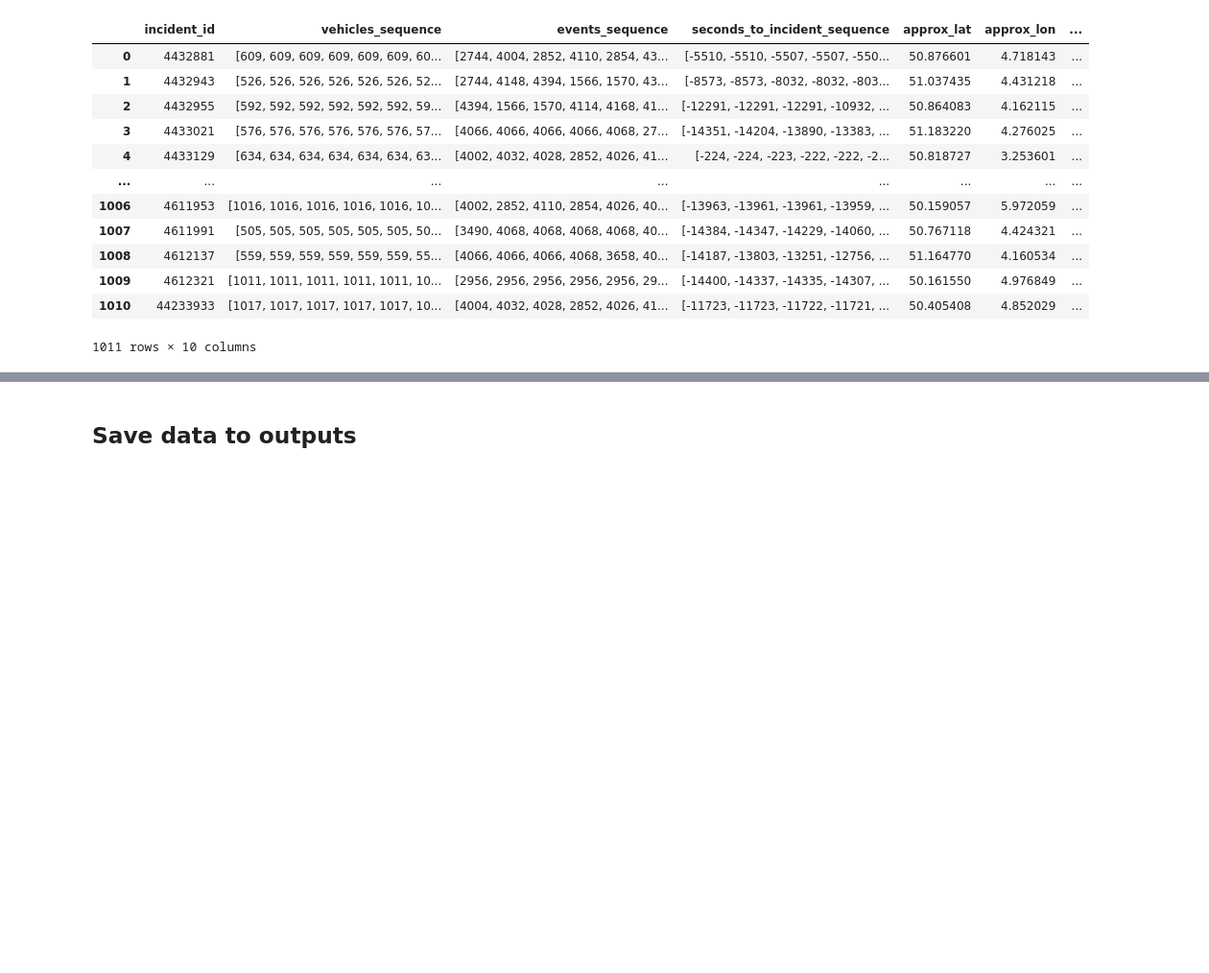
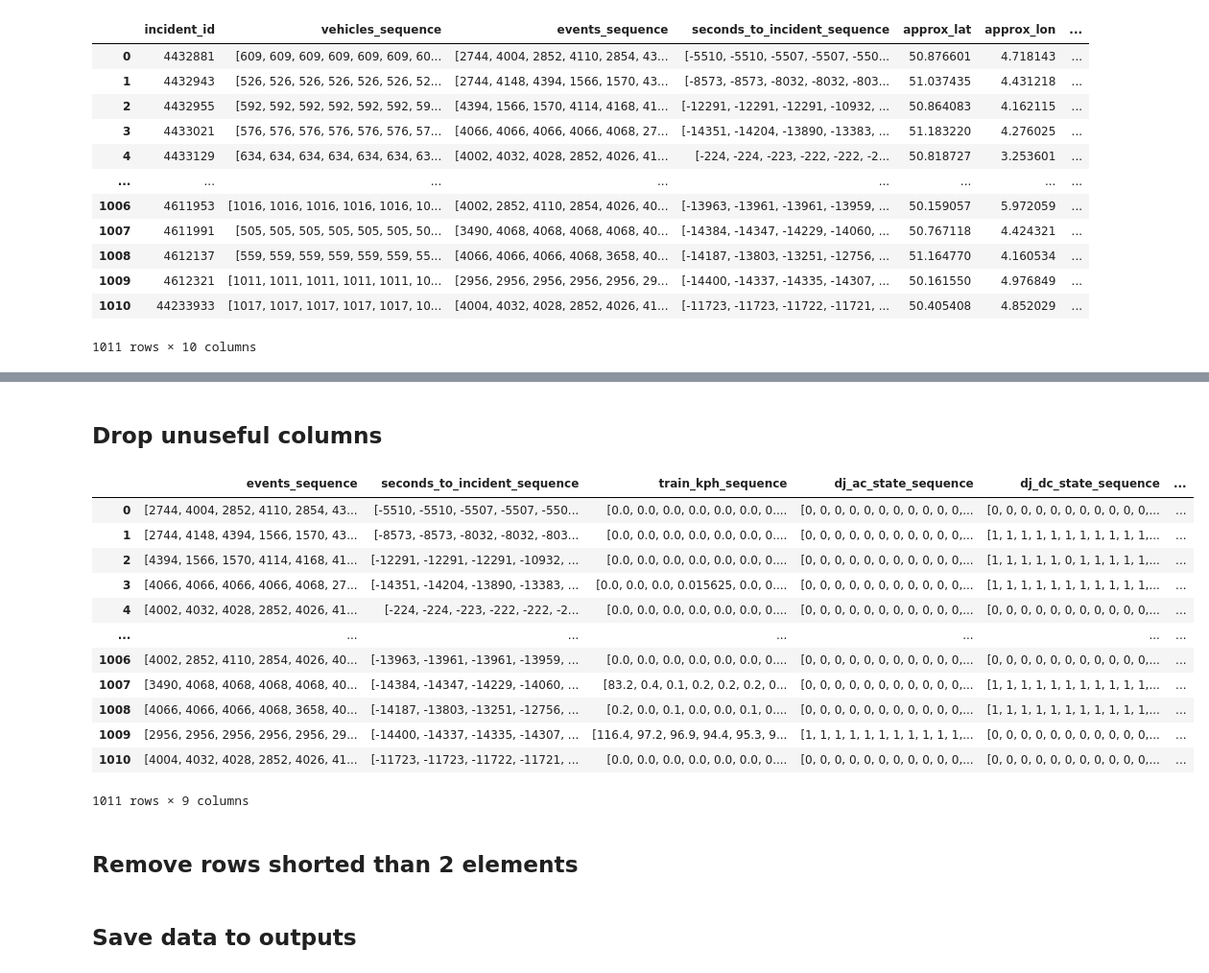
Before and after one commit to dalnakeb/INFOH423_Data_Mining_Project, a Jupyter notebook: notebooks/preprocessing.ipynb, the cells around one changed output, grey strips where cells are left out. Shown: that part at 96% size. Drawn from its saved outputs; the diff is of its cells as text; code cells hidden in the pictures; blank space fills up the shorter version.

```diff
--- a/notebooks/preprocessing.ipynb
+++ b/notebooks/preprocessing.ipynb
@@ -40,25 +38,9 @@ hello
 # %% [markdown]
 ## Remove events < 4h before the incident and > 10min after the incident
 # %%
-def filter_events_out_of_interval(data_df, interval):
-    def filter_events(row, interval, list_columns_indices):
-        seconds_to_incident = row.iloc[3]
-        too_low = len(seconds_to_incident[seconds_to_incident<interval[0]])
-        too_high = len(seconds_to_incident[seconds_to_incident>interval[1]])
-        for col in list_columns_indices:
-            row.iloc[col] = row.iloc[col][too_low:][:-too_high]
-        return row
-
-    list_columns = ["vehicles_sequence", "events_sequence", "seconds_to_incident_sequence", "train_kph_sequence", "dj_ac_state_sequence", "dj_dc_state_sequence"]
-    list_columns_indices = []
-    for el in list_columns:
-        list_columns_indices.append(data_df.columns.to_list().index(el))
-    filtered_data_df = data_df.apply(lambda row: filter_events(row, interval, list_columns_indices), axis=1)
-    return filtered_data_df
-
 interval= [-3600*4, 360]
-filtered_data_df = filter_events_out_of_interval(data_df, interval)
-filtered_data_df
+data_df = preprocessing.filter_events_out_of_interval(data_df, interval)
+data_df
 # %% [output]
 |  | incident_id | vehicles_sequence | events_sequence | seconds_to_incident_sequence | approx_lat | approx_lon | ... |
 | 0 | 4432881 | [609, 609, 609, 609, 609, 609, 60... | [2744, 4004, 2852, 4110, 2854, 43... | [-5510, -5510, -5507, -5507, -550... | 50.876601 | 4.718143 | ... |
@@ -122,6 +60,6 @@ filtered_data_df
 # %%
 columns_bool = ['dj_ac_state_sequence', 'dj_dc_state_sequence']
-filtered_data_df[columns_bool] = filtered_data_df[columns_bool].map(lambda row: row.astype(int))
-filtered_data_df
+data_df[columns_bool] = data_df[columns_bool].map(lambda row: row.astype(int))
+data_df
 # %% [output]
 |  | incident_id | vehicles_sequence | events_sequence | seconds_to_incident_sequence | approx_lat | approx_lon | ... |
@@ -150,11 +88,11 @@ def indicate_ac_dc_num(row):
 #def indicate_ac_dc_prob_events(row):
 #    return row.iloc[2][row.iloc[0] == row.iloc[1]]
 
-filtered_data_df["ac_dc_prob_timestamp"] = filtered_data_df[["dj_ac_state_sequence", "dj_dc_state_sequence"]].apply(indicate_ac_dc_prob_timestamp, axis=1)
-filtered_data_df["ac_dc_prob"] = filtered_data_df[["dj_ac_state_sequence", "dj_dc_state_sequence"]].apply(indicate_ac_dc_prob, axis=1)
-filtered_data_df["ac_dc_prob_num"] = filtered_data_df[["dj_ac_state_sequence", "dj_dc_state_sequence"]].apply(indicate_ac_dc_num, axis=1)
-#filtered_data_df["ac_dc_prob_events"] = filtered_data_df[["dj_ac_state_sequence", "dj_dc_state_sequence", "events_sequence"]].apply(indicate_ac_dc_prob_events, axis=1)
+data_df["ac_dc_prob_timestamp"] = data_df[["dj_ac_state_sequence", "dj_dc_state_sequence"]].apply(indicate_ac_dc_prob_timestamp, axis=1)
+data_df["ac_dc_prob"] = data_df[["dj_ac_state_sequence", "dj_dc_state_sequence"]].apply(indicate_ac_dc_prob, axis=1)
+data_df["ac_dc_prob_num"] = data_df[["dj_ac_state_sequence", "dj_dc_state_sequence"]].apply(indicate_ac_dc_num, axis=1)
+#data_df["ac_dc_prob_events"] = data_df[["dj_ac_state_sequence", "dj_dc_state_sequence", "events_sequence"]].apply(indicate_ac_dc_prob_events, axis=1)
 
-filtered_data_df
+data_df
 # %% [output]
 |  | incident_id | vehicles_sequence | events_sequence | seconds_to_incident_sequence | approx_lat | approx_lon | ... |
@@ -175,7 +113,7 @@ filtered_data_df
 # %%
-columns = list(filtered_data_df.columns)
+columns = list(data_df.columns)
 columns[-1], columns[-4] = columns[-4], columns[-1]
-filtered_data_df = filtered_data_df[columns]
-filtered_data_df
+data_df = data_df[columns]
+data_df
 # %% [output]
 |  | incident_id | vehicles_sequence | events_sequence | seconds_to_incident_sequence | approx_lat | approx_lon | ... |
@@ -193,0 +132,21 @@ filtered_data_df
+# %% [markdown]
+## Drop unuseful columns
+# %%
+data_df = data_df.drop(columns=["approx_lat", "approx_lon", "vehicles_sequence", "incident_id"])
+data_df
+# %% [output]
+|  | events_sequence | seconds_to_incident_sequence | train_kph_sequence | dj_ac_state_sequence | dj_dc_state_sequence | ... |
+| 0 | [2744, 4004, 2852, 4110, 2854, 43... | [-5510, -5510, -5507, -5507, -550... | [0.0, 0.0, 0.0, 0.0, 0.0, 0.0, 0.... | [0, 0, 0, 0, 0, 0, 0, 0, 0, 0, 0,... | [0, 0, 0, 0, 0, 0, 0, 0, 0, 0, 0,... | ... |
+| 1 | [2744, 4148, 4394, 1566, 1570, 43... | [-8573, -8573, -8032, -8032, -803... | [0.0, 0.0, 0.0, 0.0, 0.0, 0.0, 0.... | [0, 0, 0, 0, 0, 0, 0, 0, 0, 0, 0,... | [1, 1, 1, 1, 1, 1, 1, 1, 1, 1, 1,... | ... |
+| 2 | [4394, 1566, 1570, 4114, 4168, 41... | [-12291, -12291, -12291, -10932, ... | [0.0, 0.0, 0.0, 0.0, 0.0, 0.0, 0.... | [0, 0, 0, 0, 0, 0, 0, 0, 0, 0, 0,... | [1, 1, 1, 1, 1, 0, 1, 1, 1, 1, 1,... | ... |
+| 3 | [4066, 4066, 4066, 4066, 4068, 27... | [-14351, -14204, -13890, -13383, ... | [0.0, 0.0, 0.0, 0.015625, 0.0, 0.... | [0, 0, 0, 0, 0, 0, 0, 0, 0, 0, 0,... | [1, 1, 1, 1, 1, 1, 1, 1, 1, 1, 1,... | ... |
+| 4 | [4002, 4032, 4028, 2852, 4026, 41... | [-224, -224, -223, -222, -222, -2... | [0.0, 0.0, 0.0, 0.0, 0.0, 0.0, 0.... | [0, 0, 0, 0, 0, 0, 0, 0, 0, 0, 0,... | [0, 0, 0, 0, 0, 0, 0, 0, 0, 0, 0,... | ... |
+| ... | ... | ... | ... | ... | ... | ... |
+| 1006 | [4002, 2852, 4110, 2854, 4026, 40... | [-13963, -13961, -13961, -13959, ... | [0.0, 0.0, 0.0, 0.0, 0.0, 0.0, 0.... | [0, 0, 0, 0, 0, 0, 0, 0, 0, 0, 0,... | [0, 0, 0, 0, 0, 0, 0, 0, 0, 0, 0,... | ... |
+| 1007 | [3490, 4068, 4068, 4068, 4068, 40... | [-14384, -14347, -14229, -14060, ... | [83.2, 0.4, 0.1, 0.2, 0.2, 0.2, 0... | [0, 0, 0, 0, 0, 0, 0, 0, 0, 0, 0,... | [1, 1, 1, 1, 1, 1, 1, 1, 1, 1, 1,... | ... |
+| 1008 | [4066, 4066, 4066, 4068, 3658, 40... | [-14187, -13803, -13251, -12756, ... | [0.2, 0.0, 0.1, 0.0, 0.0, 0.1, 0.... | [0, 0, 0, 0, 0, 0, 0, 0, 0, 0, 0,... | [1, 1, 1, 1, 1, 1, 1, 1, 1, 1, 1,... | ... |
+| 1009 | [2956, 2956, 2956, 2956, 2956, 29... | [-14400, -14337, -14335, -14307, ... | [116.4, 97.2, 96.9, 94.4, 95.3, 9... | [1, 1, 1, 1, 1, 1, 1, 1, 1, 1, 1,... | [0, 0, 0, 0, 0, 0, 0, 0, 0, 0, 0,... | ... |
+| 1010 | [4004, 4032, 4028, 2852, 4026, 41... | [-11723, -11723, -11722, -11721, ... | [0.0, 0.0, 0.0, 0.0, 0.0, 0.0, 0.... | [0, 0, 0, 0, 0, 0, 0, 0, 0, 0, 0,... | [0, 0, 0, 0, 0, 0, 0, 0, 0, 0, 0,... | ... |
+1011 rows × 9 columns
+# %% [markdown]
+## Remove rows shorted than 2 elements
```
Also changed, not shown: parts of 16 cells of this notebook, 5 other files.
